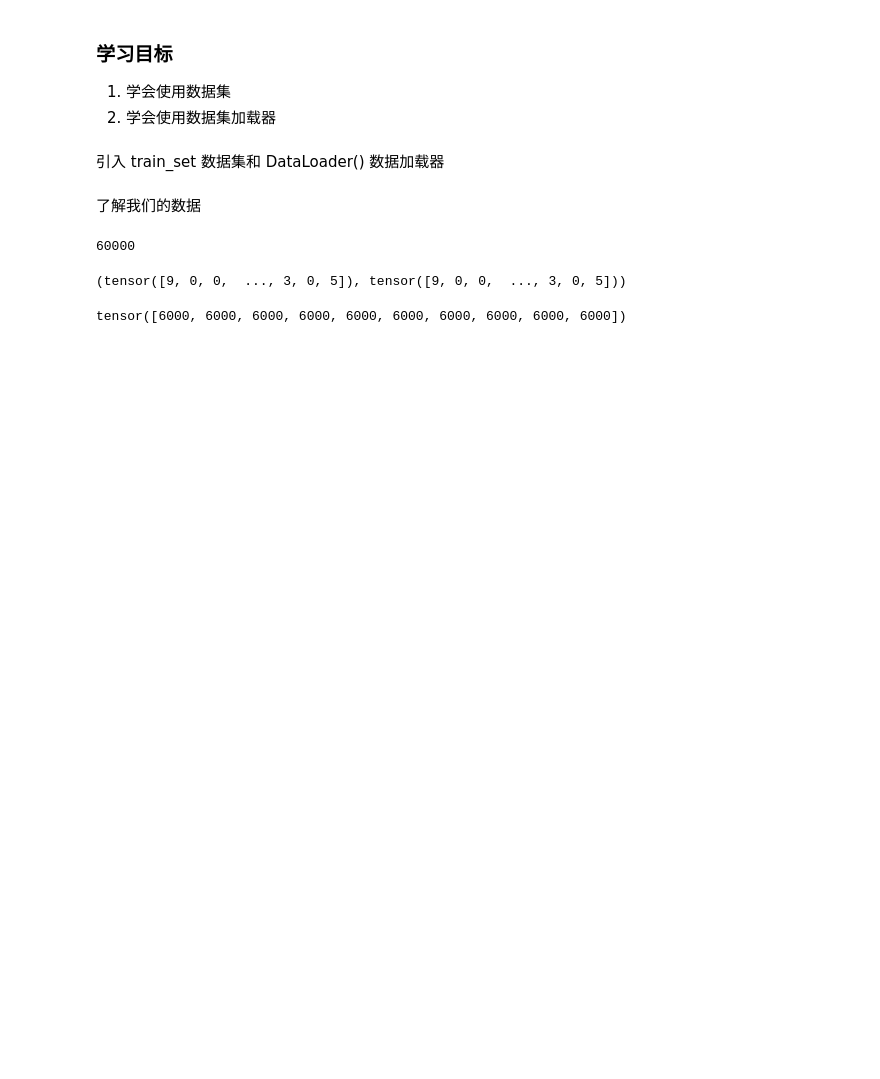
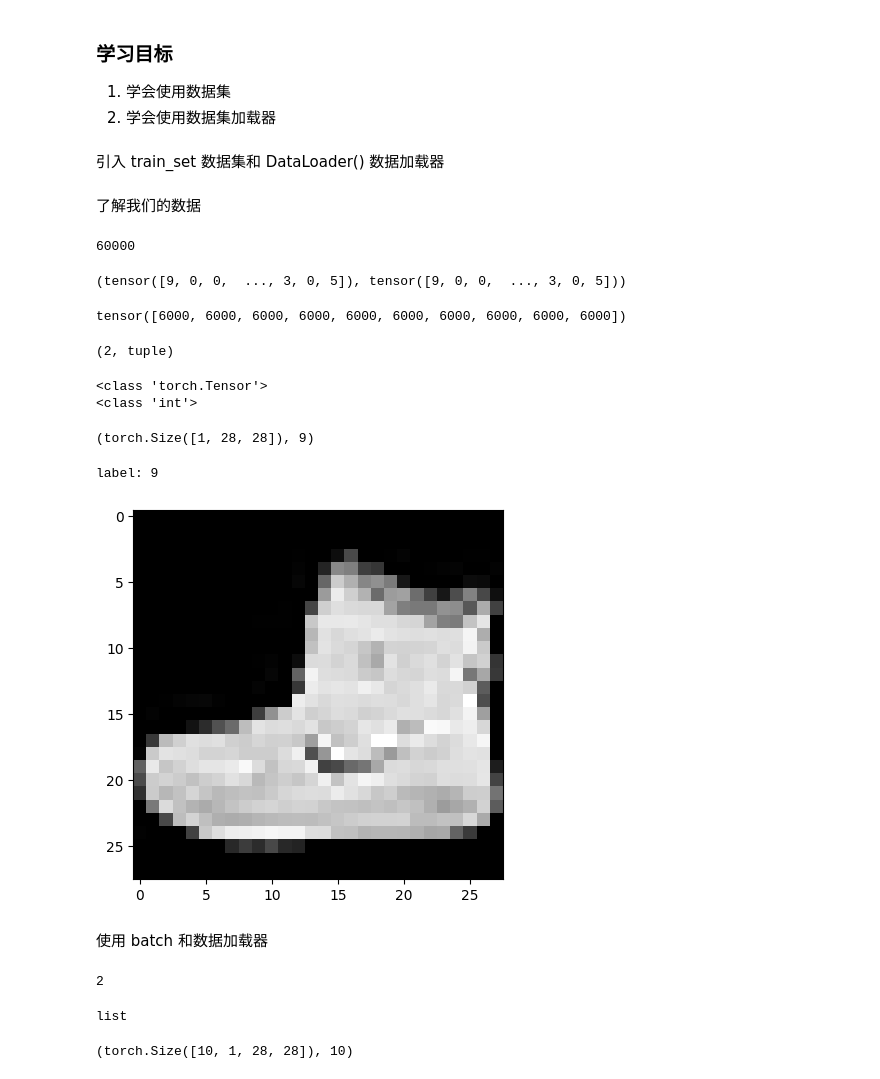
Before and after one commit to noviceswing/deeplizard-pytorch, a Jupyter notebook: 10-19/16.ipynb, the cells around one changed output. Cells and saved outputs as stored; diff of their text form; code cells hidden in the pictures; blank space fills up the shorter version.

```diff
--- a/10-19/16.ipynb
+++ b/10-19/16.ipynb
@@ -47,3 +47,45 @@ train_set.targets.bincount()
 # 统计训练集中每个类别的样本数量
 # %% [output]
 tensor([6000, 6000, 6000, 6000, 6000, 6000, 6000, 6000, 6000, 6000])
+# %%
+sample = next(iter(train_set))
+# 获取一个训练集中的样本
+# %%
+len(sample), type(sample)
+# 这里长度为 2 的原因：1，样本张量 2，样本标签
+# %% [output]
+(2, tuple)
+# %%
+image, label = sample
+# 等价于
+# image, lable = sample[0], sample[1]
+# %%
+print(type(image))
+print(type(label))
+# 跟视频有差异，label是 int 类型了，所以只能查看 image 的形状
+# %% [output]
+<class 'torch.Tensor'>
+<class 'int'>
+# %%
+image.shape, label
+# %% [output]
+(torch.Size([1, 28, 28]), 9)
+# %%
+plt.imshow(image.squeeze(), cmap='gray')
+# imshow是展示图像的函数，在使用它时，只有 2 维的张量能够被展示
+
+# .squeeze()方法从张量中删除所有大小为1的维度
+# 在这里，它从图像张量中删除了颜色通道数，这个数据集是灰度图像集，(image.shape可以看到torch.Size([1, 28, 28])
+# 因此，我们只剩下一个2D张量，可以用于imshow()函数
+# 因此，.squeeze()代表的是从张量中删除所有大小为1的维度
+
+# 设置cmap='gray'以显示灰度图像
+# camp是colormap的缩写
+
+
+print('label:', label)
+# %% [output]
+label: 9
+[figure, added]
+# %% [markdown]
+使用 batch 和数据加载器
@@ -49,0 +94,8 @@ tensor([6000, 6000, 6000, 6000, 6000, 6000, 6000, 6000, 6000, 6000])
+# %%
+len(batch)
+# %% [output]
+2
+# %%
+type(batch)
+# %% [output]
+list
@@ -49,0 +104,4 @@ tensor([6000, 6000, 6000, 6000, 6000, 6000, 6000, 6000, 6000, 6000])
+# %%
+images.shape, len(labels)
+# %% [output]
+(torch.Size([10, 1, 28, 28]), 10)
```
Also changed, not shown: parts of 6 cells of this notebook.
